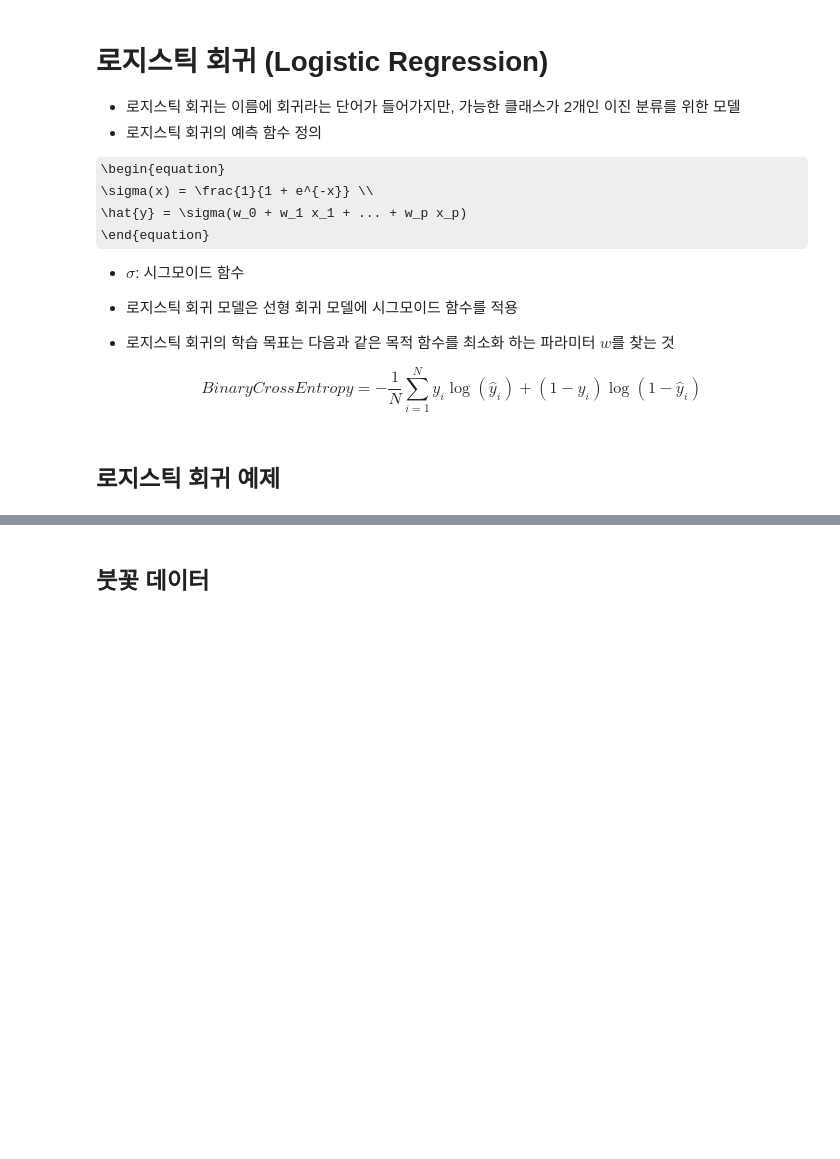
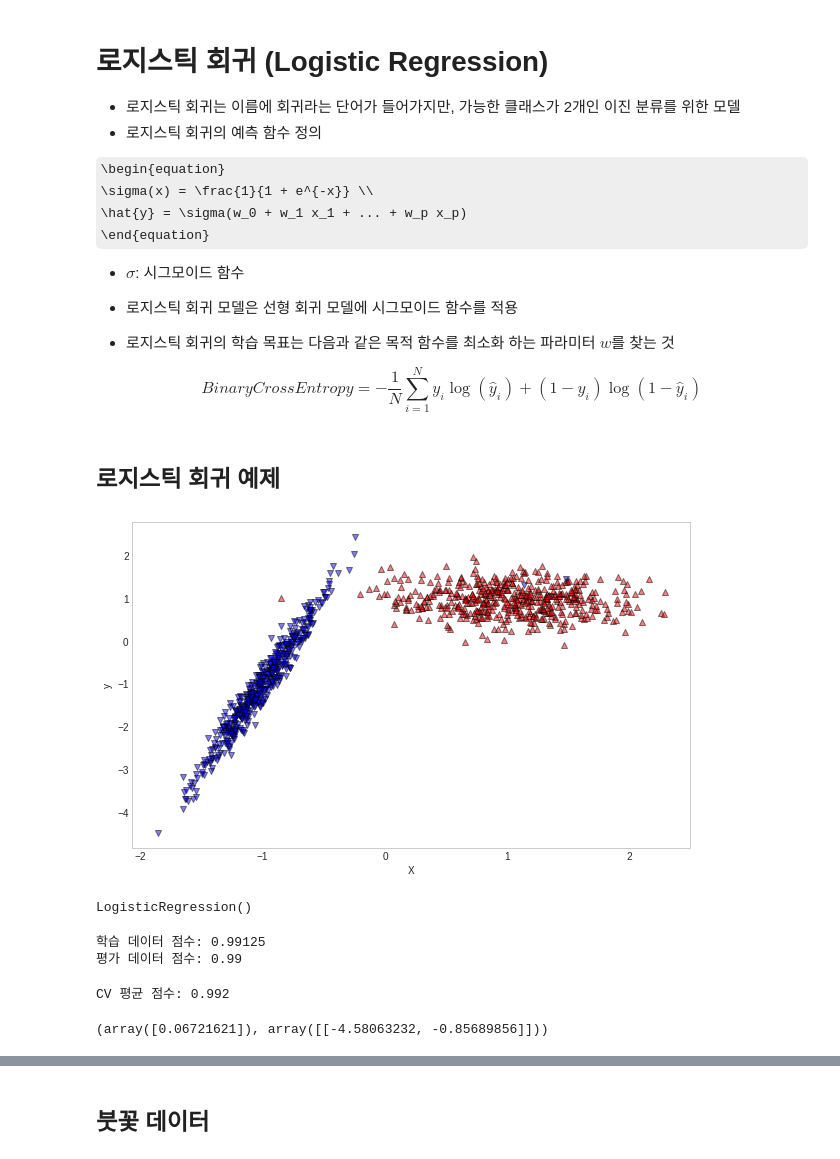
Before and after one commit to suumino/DataAlanysis, a Jupyter notebook: 04_로지스틱_회귀(Logistic_Regression).ipynb, the cells around one changed output, grey strips where cells are left out. Cells and saved outputs as stored; diff of their text form; code cells hidden in the pictures; some formulas as TeX source; blank space fills up the shorter version.

```diff
--- a/04_로지스틱_회귀(Logistic_Regression).ipynb
+++ b/04_로지스틱_회귀(Logistic_Regression).ipynb
@@ -24,0 +28,2 @@ BinaryCrossEntropy = -\frac{1}{N}\sum_{i=1}^{N}y_i\log(\hat{y}_i) + (1-y_i)\log(
+# %%
+plt.style.use(['seaborn-whitegrid'])
@@ -24,0 +34,21 @@ BinaryCrossEntropy = -\frac{1}{N}\sum_{i=1}^{N}y_i\log(\hat{y}_i) + (1-y_i)\log(
+# %%
+samples = 1000
+X, y = make_classification(n_samples=samples, n_features=2,
+                           n_informative=2, n_redundant=0,
+                           n_clusters_per_class=1)
+# %%
+fig, ax = plt.subplots(1, 1, figsize=(10, 6))
+
+ax.grid()
+ax.set_xlabel('X')
+ax.set_ylabel('y')
+
+for i in range(samples):
+  if y[i] == 0:
+    ax.scatter(X[i, 0], X[i, 1], edgecolors='k', alpha=0.5, marker='^', color='r')
+  else:
+    ax.scatter(X[i, 0], X[i, 1], edgecolors='k', alpha=0.5, marker='v', color='b')
+
+plt.show()
+# %% [output]
+[figure, added]
@@ -24,0 +57,20 @@ BinaryCrossEntropy = -\frac{1}{N}\sum_{i=1}^{N}y_i\log(\hat{y}_i) + (1-y_i)\log(
+# %%
+model = LogisticRegression()
+model.fit(X_train, y_train)
+# %% [output]
+LogisticRegression()
+# %%
+print("학습 데이터 점수: {}".format(model.score(X_train, y_train)))
+print("평가 데이터 점수: {}".format(model.score(X_test, y_test)))
+# %% [output]
+학습 데이터 점수: 0.99125
+평가 데이터 점수: 0.99
+# %%
+scores = cross_val_score(model, X, y, scoring='accuracy', cv=10)
+print('CV 평균 점수: {}'.format(scores.mean()))
+# %% [output]
+CV 평균 점수: 0.992
+# %%
+model.intercept_, model.coef_
+# %% [output]
+(array([0.06721621]), array([[-4.58063232, -0.85689856]]))
```
Also changed, not shown: parts of 4 cells of this notebook.
